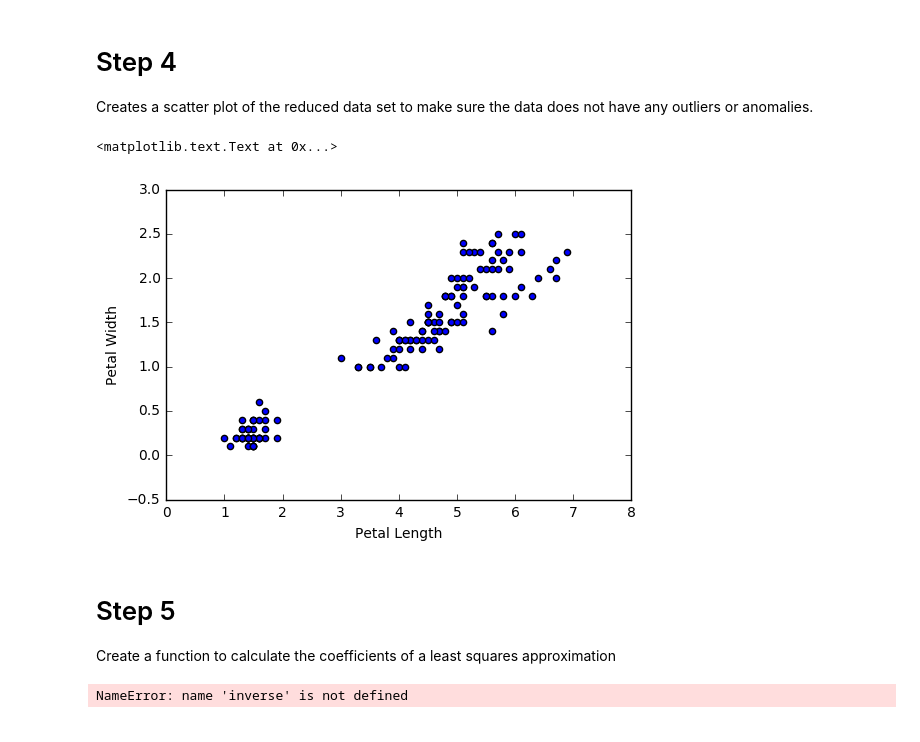
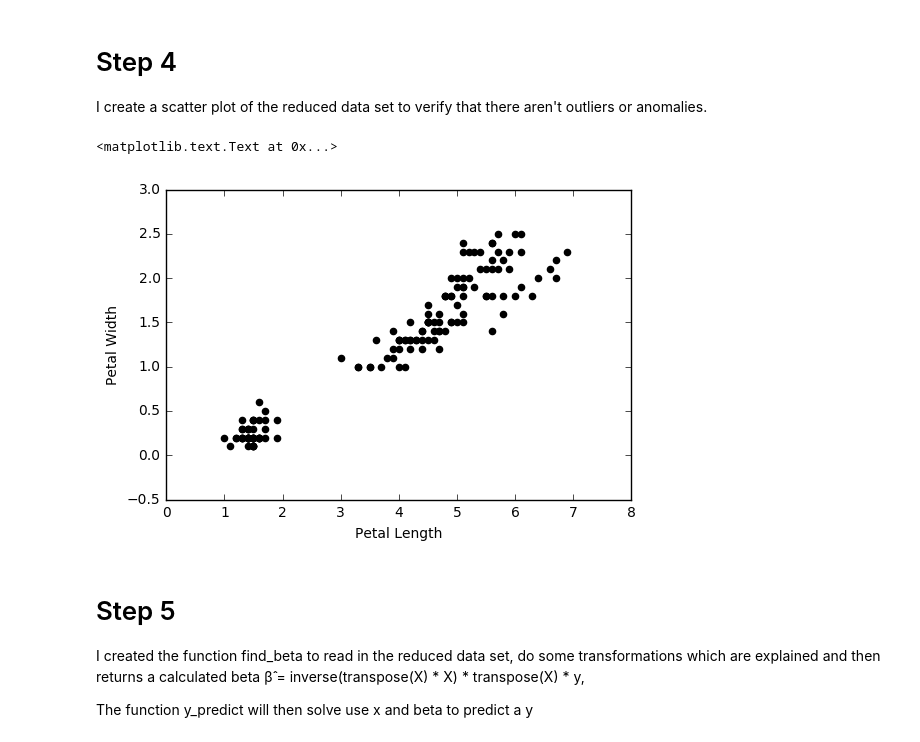
Before and after one commit to Shunsberger/Assignment_4, a Jupyter notebook: Assignment 4.ipynb, the cells around one changed output. Saved outputs shown, nothing was run; the diff lists cells and outputs as text; code cells hidden in the pictures.

```diff
--- a/Assignment 4.ipynb
+++ b/Assignment 4.ipynb
@@ -28,6 +15,5 @@ Reads in iris and removes iris- from species, then outputs head to verify
 # %%
 data = pd.read_csv('iris.txt')
-data['Species'] = data['Species'].str.replace("Iris-", '').str.capitalize()
 data.head()
 # %% [output]
 |  | SepalLength | SepalWidth | PetalLength | PetalWidth | Species |
@@ -63,0 +29,3 @@ new_data
+# %%
+petal_data = pd.DataFrame(data, columns = ['PetalLength','PetalWidth'])
+petal_data.head()
@@ -64,19 +39,20 @@ new_data
 # %% [markdown]
 # Step 4
 
-Creates a scatter plot of the reduced data set to make sure the data does not have any outliers or anomalies.
+I create a scatter plot of the reduced data set to verify that there aren't outliers or anomalies.
 # %%
-x,y = new_data[['PetalLength']], new_data[['PetalWidth']]
-plt.scatter(x, y)
+x = petal_data['PetalLength'].values
+y = petal_data['PetalWidth'].values
+
+plt.scatter(x, y, color = 'black')
 plt.xlabel('Petal Length')
 plt.ylabel('Petal Width')
 # %% [output]
 <matplotlib.text.Text at 0x...>
-[figure, old version]
+[figure, new version]
-# %% [markdown]
-# Step 5
-Create a function to calculate the coefficients of a least squares approximation
-# %%
-beta = inverse(x.transpose * X) * x.transpose * y
-# %% [output]
-NameError: name 'inverse' is not defined
+# %% [markdown]
+# Step 5
+
+I created the function find_beta to read in the reduced data set, do some transformations which are explained and then returns a calculated beta  β̂ = inverse(transpose(X) * X) * transpose(X) * y,
+
+The function y_predict will then solve use x and beta to predict a y
```
Also changed, not shown: parts of 15 cells of this notebook.
